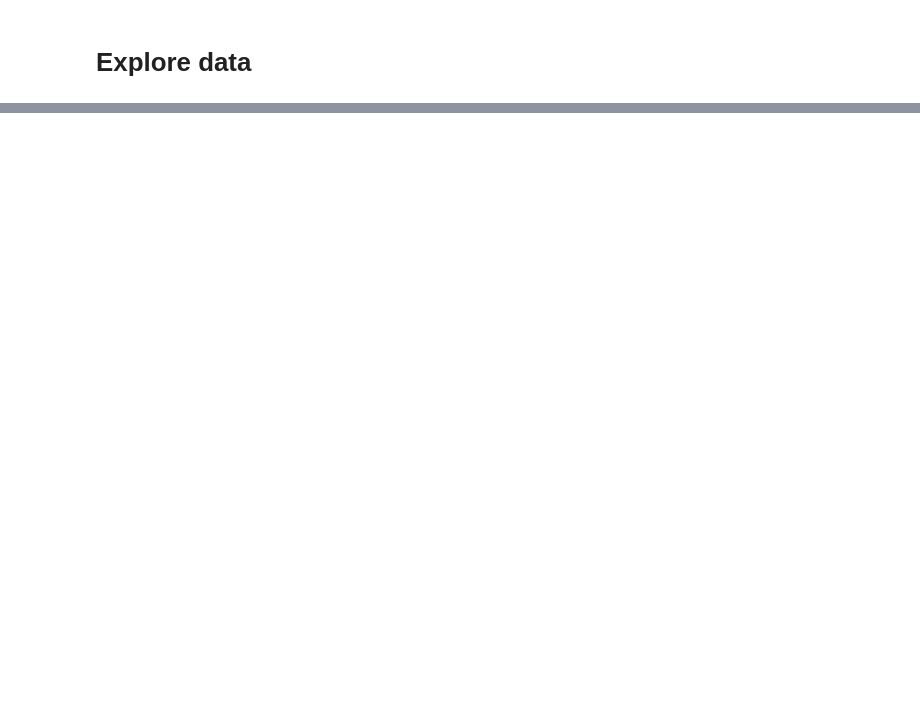
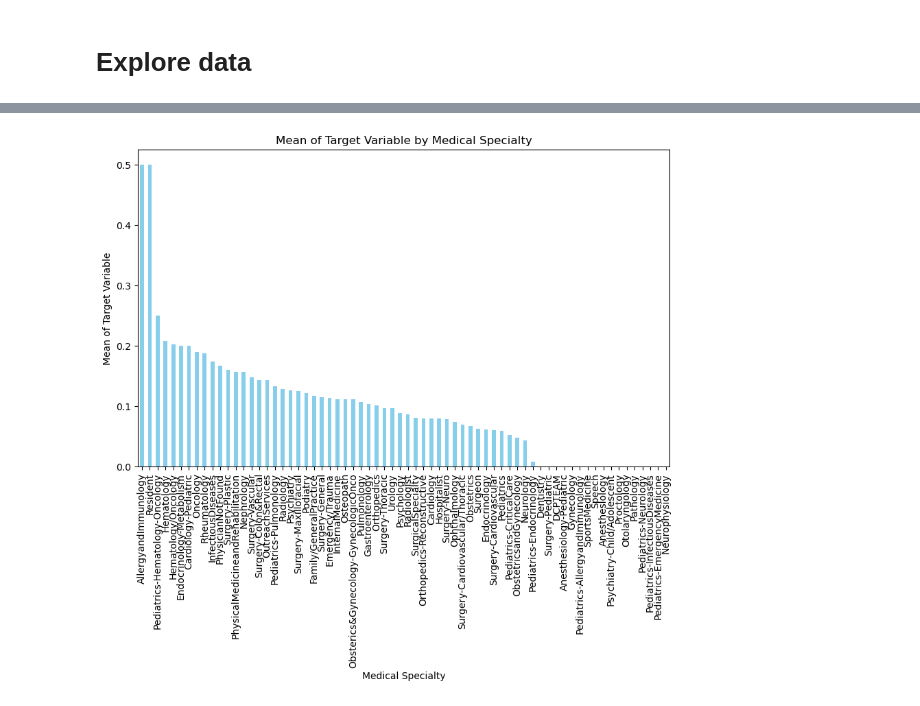
Before and after one commit to ontenkutsenko/ML_Hospital_Readmissions, a Jupyter notebook: Workbook Raquel.ipynb, the cells around one changed output, grey strips where cells are left out. Saved outputs shown, nothing was run; the diff lists cells and outputs as text; code cells hidden in the pictures; blank space fills up the shorter version.

```diff
--- a/Workbook Raquel.ipynb
+++ b/Workbook Raquel.ipynb
@@ -16,3 +33,6 @@ df_train.info()
+# %%
+df_train.replace('?', np.nan, inplace = True)
+df_train.replace('Not Mapped', np.nan, inplace = True)
 # %%
 #Get the amount of empty values
 df_train.isna().sum()
@@ -58,0 +205,17 @@ df_train
+# %%
+grouped_data = df_train.groupby('medical_specialty')['readmitted_binary'].mean()
+
+import matplotlib.pyplot as plt
+
+# Sort specialties based on mean values
+sorted_data = grouped_data.sort_values(ascending=False)
+
+# Plot the results
+plt.figure(figsize=(10, 6))
+sorted_data.plot(kind='bar', color='skyblue')
+plt.title('Mean of Target Variable by Medical Specialty')
+plt.ylabel('Mean of Target Variable')
+plt.xlabel('Medical Specialty')
+plt.show()
+# %% [output]
+[figure, added]
```
Also changed, not shown: parts of 12 cells of this notebook.
